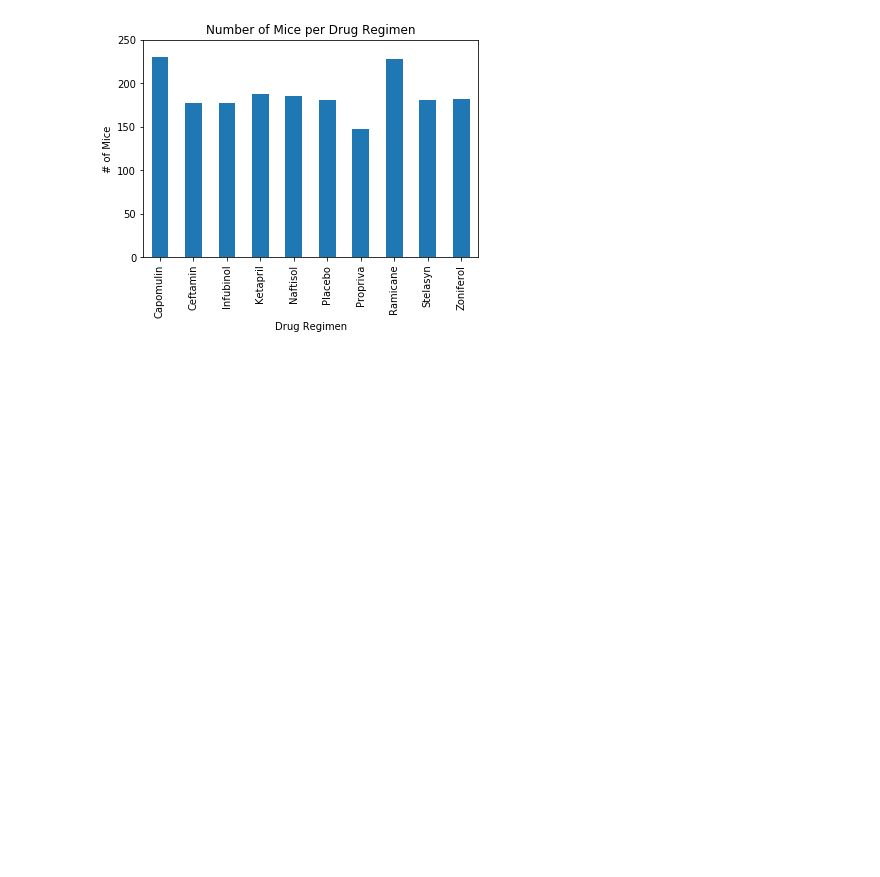
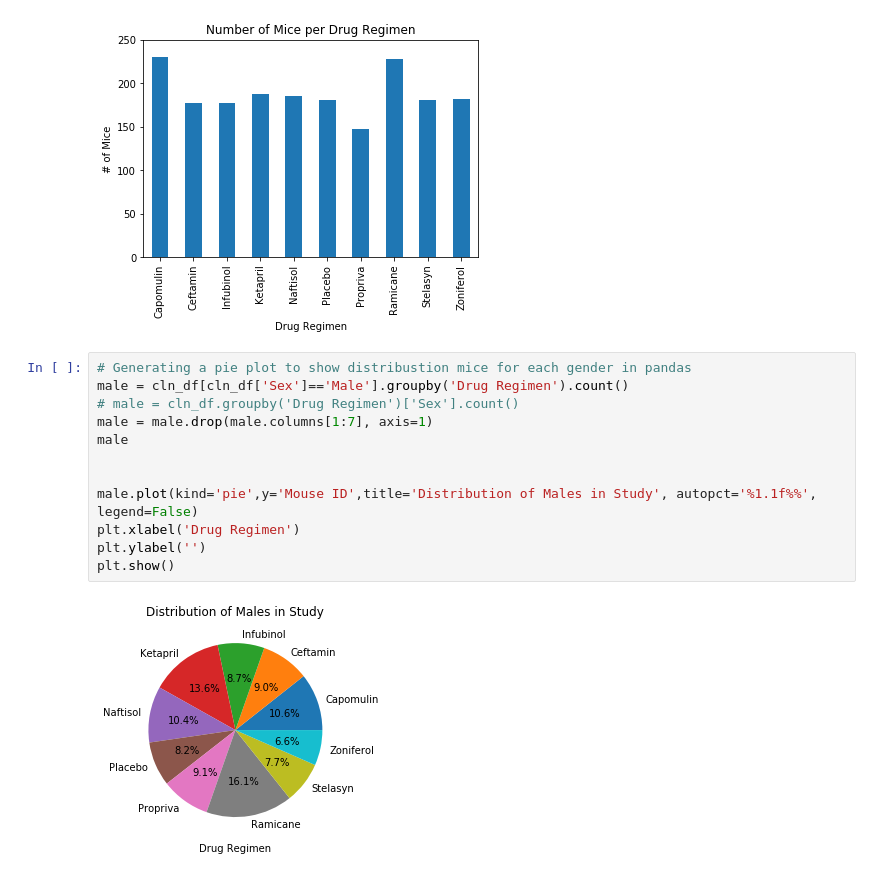
Before and after one commit to dborowski16/matplotlib-challenge, a Jupyter notebook: Pymaceuticals/Pymaceuticals.ipynb, the cells around one changed output. Saved outputs shown, nothing was run; the diff lists cells and outputs as text; blank space fills up the shorter version.

```diff
--- a/Pymaceuticals/Pymaceuticals.ipynb
+++ b/Pymaceuticals/Pymaceuticals.ipynb
@@ -103,3 +103,17 @@ plt.ylim(0, 250)
 plt.show()
 # %% [output]
 [figure]
+# %%
+# Generating a pie plot to show distribustion mice for each gender in pandas
+male = cln_df[cln_df['Sex']=='Male'].groupby('Drug Regimen').count()
+# male = cln_df.groupby('Drug Regimen')['Sex'].count()
+male = male.drop(male.columns[1:7], axis=1)
+male
+
+
+male.plot(kind='pie',y='Mouse ID',title='Distribution of Males in Study', autopct='%1.1f%%', legend=False)
+plt.xlabel('Drug Regimen')
+plt.ylabel('')
+plt.show()
+# %% [output]
+[figure, added]
```
Also changed, not shown: parts of 1 cell of this notebook.
